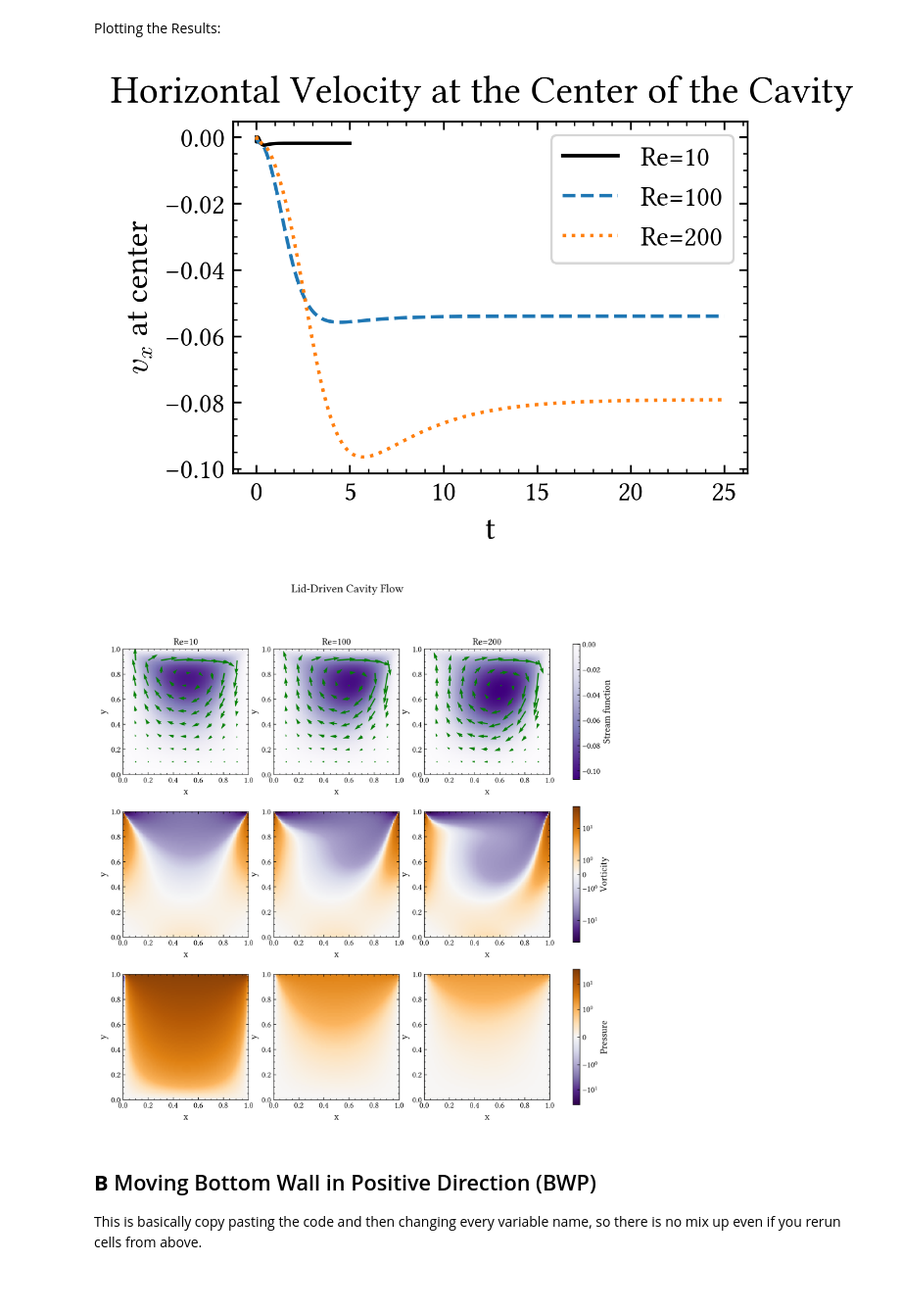
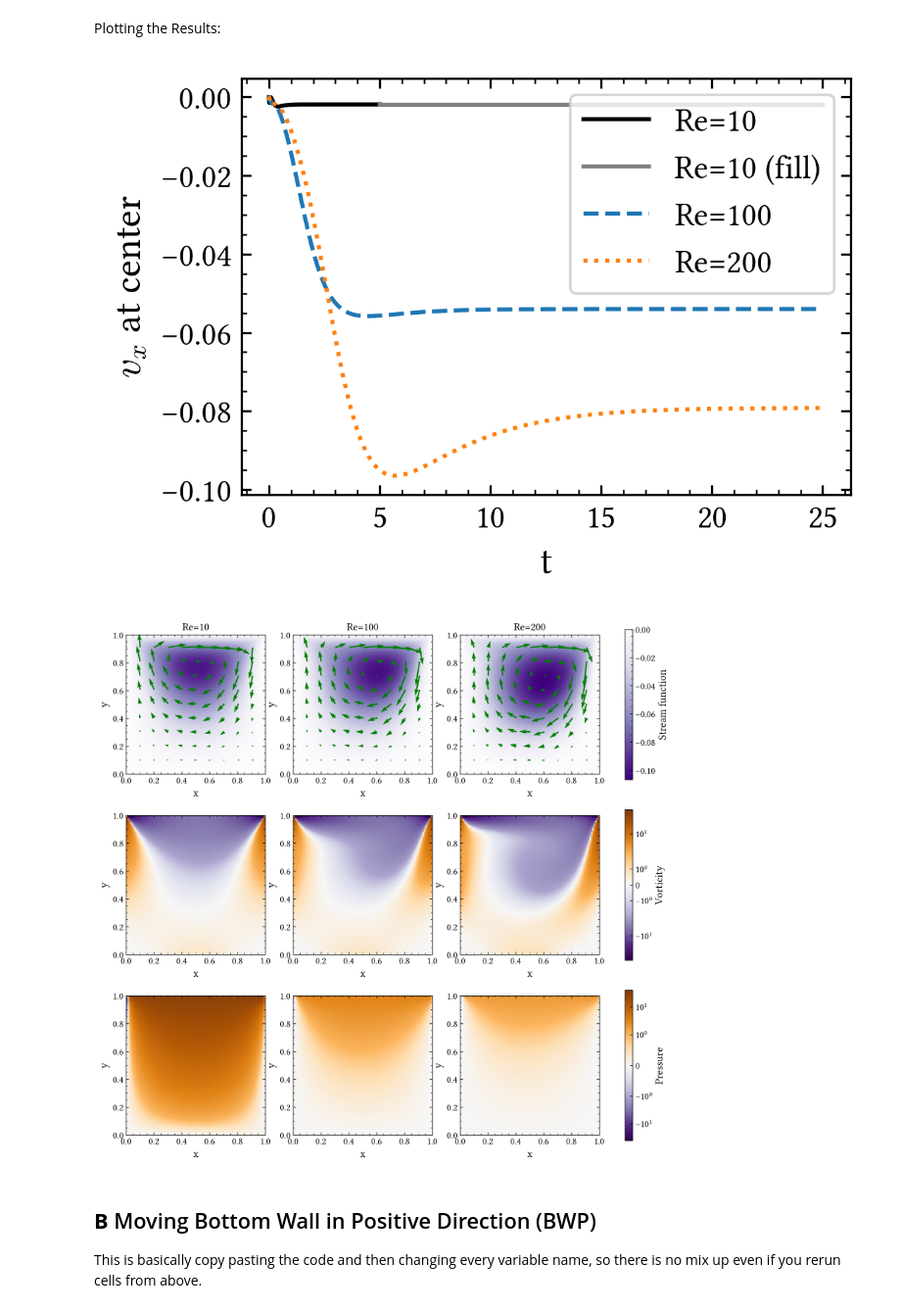
Before and after one commit to Fubinii/FD_fluid_dynamics, a Jupyter notebook: FD_fluid_dynamics.ipynb, the cells around one changed output. Shown at 98% size. Saved outputs shown, nothing was run; the diff lists cells and outputs as text; code cells hidden in the pictures; blank space fills up the shorter version.

```diff
--- a/FD_fluid_dynamics.ipynb
+++ b/FD_fluid_dynamics.ipynb
@@ -16,7 +16,7 @@ import os
 from tqdm import tqdm
 from numba import njit
 
-print_titles = True # Set to True for show titles in figures for standalone use, False for the report
+print_titles = False # Set to True for show titles in figures for standalone use, False for the report
 libertine_installed = True # Only set this to true if the font Linux Libertine is installed
 
 # Create data and figures folders if they do not exist
@@ -439,23 +439,28 @@ Plotting the Results:
 # %%
 t_10 = np.arange(nt_10)*dt_10
 t_100 = np.arange(nt_100)*dt_100
 t_200 = np.arange(nt_200)*dt_200
 
+fill_value = np.average(vxc_10[-1]) # fill up the array for Re = 10. This is based on previous run with lower grid size
+t_fill = np.linspace(t_10[-1],t_100[-1],100)
+v10_fill = np.full(t_fill.shape, fill_value)
+
 fig, ax = plt.subplots(figsize=fsize_small)
 if print_titles: fig.suptitle("Horizontal Velocity at the Center of the Cavity")
 
-ax.plot(t_10[1:], vxc_10[1:], label='Re=10')
+ax.plot(t_10[1:-1], vxc_10[1:-1], label='Re=10')
+ax.plot(t_fill, v10_fill, label='Re=10 (fill)', color='gray')
 ax.plot(t_100[1:], vxc_100[1:], label='Re=100', linestyle='--')
 ax.plot(t_200[1:], vxc_200[1:], label='Re=200', linestyle=':')
 
 ax.set_xlabel(r"t")
 ax.set_ylabel(r"$v_x$ at center")
 ax.legend()
 
 plt.savefig('figures/vx_center.pdf')
 plt.show()
 # %% [output]
-[figure, old version]
+[figure, new version]
 # %%
 n_vectors = 10 # Number of velocity arrows per row
 
@@ -536,7 +541,7 @@ cbar2.set_label("Pressure")
 plt.savefig('figures/fields_comparison.pdf')
 plt.show()
 # %% [output]
-[figure, old version]
+[figure, new version]
 # %% [markdown]
 ## **B** Moving Bottom Wall in Positive Direction (BWP)
 
```
Also changed, not shown: parts of 2 cells of this notebook, 4 other files.
